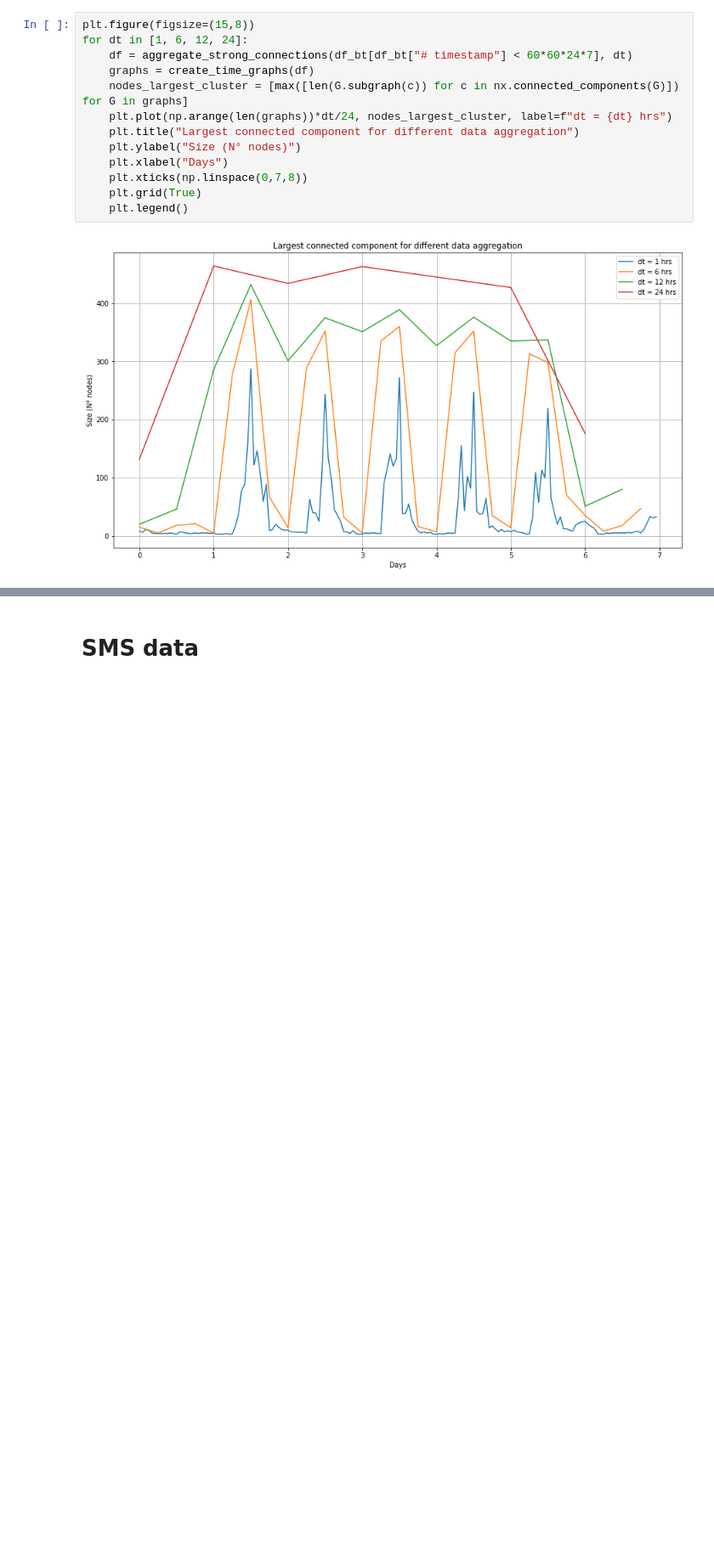
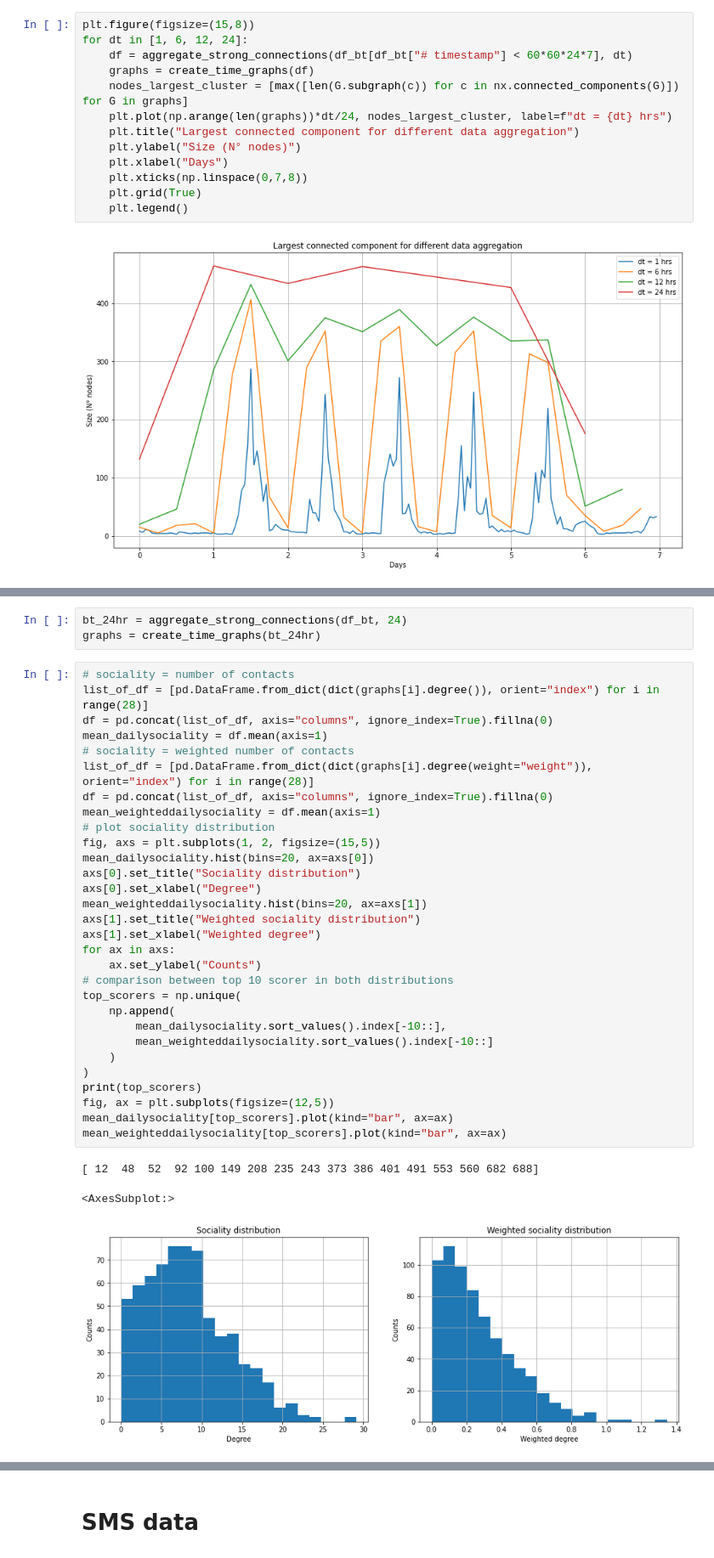
Before and after one commit to dariobaron/copenhagen_project, a Jupyter notebook: Dario_a_Copenhagen.ipynb, the cells around one changed output, grey strips where cells are left out. Shown at 85% size. Cells and saved outputs as stored; diff of their text form; blank space fills up the shorter version.

Commit message:
sociality distribution on bluetooth data

```diff
--- a/Dario_a_Copenhagen.ipynb
+++ b/Dario_a_Copenhagen.ipynb
@@ -208,0 +213,37 @@ for dt in [1, 6, 12, 24]:
+# %%
+bt_24hr = aggregate_strong_connections(df_bt, 24)
+graphs = create_time_graphs(bt_24hr)
+# %%
+# sociality = number of contacts
+list_of_df = [pd.DataFrame.from_dict(dict(graphs[i].degree()), orient="index") for i in range(28)]
+df = pd.concat(list_of_df, axis="columns", ignore_index=True).fillna(0)
+mean_dailysociality = df.mean(axis=1)
+# sociality = weighted number of contacts
+list_of_df = [pd.DataFrame.from_dict(dict(graphs[i].degree(weight="weight")), orient="index") for i in range(28)]
+df = pd.concat(list_of_df, axis="columns", ignore_index=True).fillna(0)
+mean_weighteddailysociality = df.mean(axis=1)
+# plot sociality distribution
+fig, axs = plt.subplots(1, 2, figsize=(15,5))
+mean_dailysociality.hist(bins=20, ax=axs[0])
+axs[0].set_title("Sociality distribution")
+axs[0].set_xlabel("Degree")
+mean_weighteddailysociality.hist(bins=20, ax=axs[1])
+axs[1].set_title("Weighted sociality distribution")
+axs[1].set_xlabel("Weighted degree")
+for ax in axs:
+    ax.set_ylabel("Counts")
+# comparison between top 10 scorer in both distributions
+top_scorers = np.unique(
+    np.append(
+        mean_dailysociality.sort_values().index[-10::],
+        mean_weighteddailysociality.sort_values().index[-10::]
+    )
+)
+print(top_scorers)
+fig, ax = plt.subplots(figsize=(12,5))
+mean_dailysociality[top_scorers].plot(kind="bar", ax=ax)
+mean_weighteddailysociality[top_scorers].plot(kind="bar", ax=ax)
+# %% [output]
+[ 12  48  52  92 100 149 208 235 243 373 386 401 491 553 560 682 688]
+<AxesSubplot:>
+[figure, added]
```
Also changed, not shown: parts of 6 cells of this notebook.
